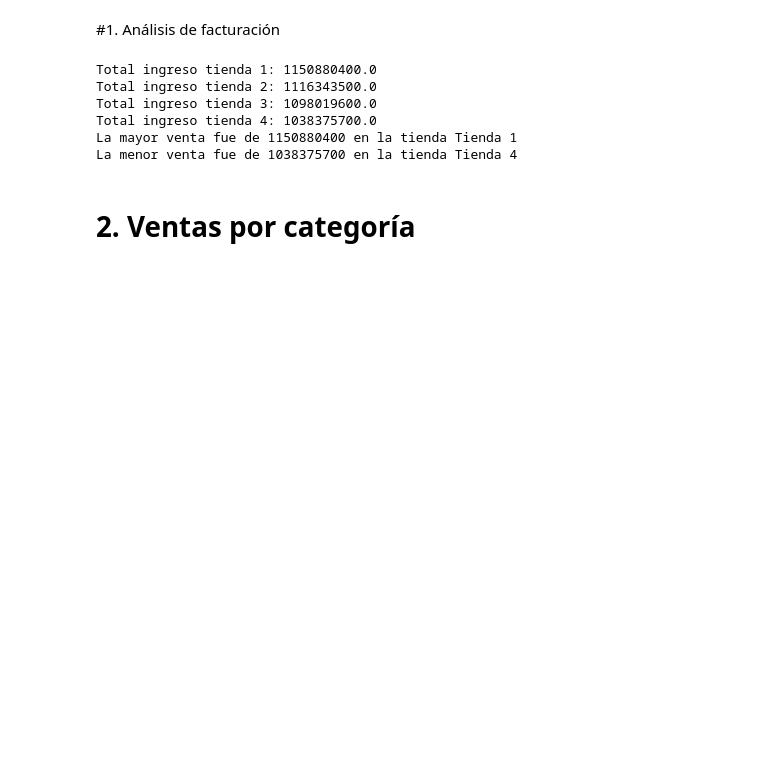
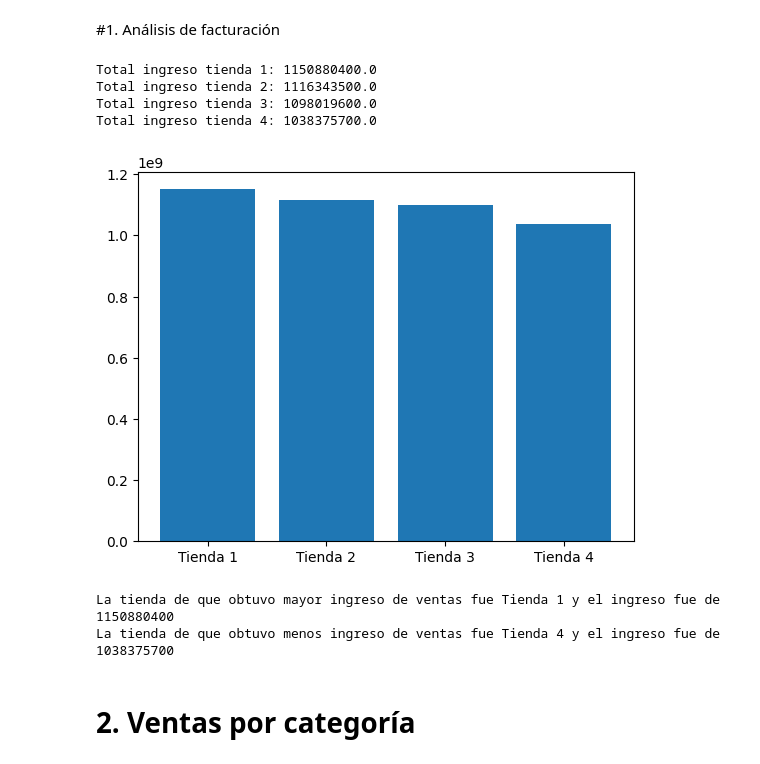
Before and after one commit to GisseYo/challenge1-data-science-latam, a Jupyter notebook: AluraStoreLatam.ipynb, the cells around one changed output. Cells and saved outputs as stored; diff of their text form; code cells hidden in the pictures; blank space fills up the shorter version.

```diff
--- a/AluraStoreLatam.ipynb
+++ b/AluraStoreLatam.ipynb
@@ -26,29 +26,34 @@ tienda.head()
 # %%
 total_ingreso_tienda = tienda['Precio'].sum()
 total_ingreso_tienda2 = tienda2['Precio'].sum()
 total_ingreso_tienda3 = tienda3['Precio'].sum()
 total_ingreso_tienda4 = tienda4['Precio'].sum()
 
 
 print(f"Total ingreso tienda 1: {total_ingreso_tienda}")
 print(f"Total ingreso tienda 2: {total_ingreso_tienda2}")
 print(f"Total ingreso tienda 3: {total_ingreso_tienda3}")
 print(f"Total ingreso tienda 4: {total_ingreso_tienda4}")
 
 Totales_tiendas = [int(total_ingreso_tienda), int(total_ingreso_tienda2), int(total_ingreso_tienda3), int(total_ingreso_tienda4)]
 Tiendas = ("Tienda 1", "Tienda 2", "Tienda 3", "Tienda 4")
 mayor_ingreso = max(Totales_tiendas)
 menor_ingreso = min(Totales_tiendas)
 
-print(f"La mayor venta fue de {mayor_ingreso} en la tienda {Tiendas[Totales_tiendas.index(mayor_ingreso)]}")
-print(f"La menor venta fue de {menor_ingreso} en la tienda {Tiendas[Totales_tiendas.index(menor_ingreso)]}")
+from matplotlib import pyplot as plt
+plt.bar(x= Tiendas, height=Totales_tiendas )
+plt.show()
+
+print(f"La tienda de que obtuvo mayor ingreso de ventas fue {Tiendas[Totales_tiendas.index(mayor_ingreso)]} y el ingreso fue de {mayor_ingreso}")
+print(f"La tienda de que obtuvo menos ingreso de ventas fue {Tiendas[Totales_tiendas.index(menor_ingreso)]} y el ingreso fue de {menor_ingreso}")
 # %% [output]
 Total ingreso tienda 1: 1150880400.0
 Total ingreso tienda 2: 1116343500.0
 Total ingreso tienda 3: 1098019600.0
 Total ingreso tienda 4: 1038375700.0
-La mayor venta fue de 1150880400 en la tienda Tienda 1
-La menor venta fue de 1038375700 en la tienda Tienda 4
+[figure, added]
+La tienda de que obtuvo mayor ingreso de ventas fue Tienda 1 y el ingreso fue de 1150880400
+La tienda de que obtuvo menos ingreso de ventas fue Tienda 4 y el ingreso fue de 1038375700
 # %% [markdown]
 # 2. Ventas por categoría
 # %%
```
Also changed, not shown: parts of 1 cell of this notebook.
